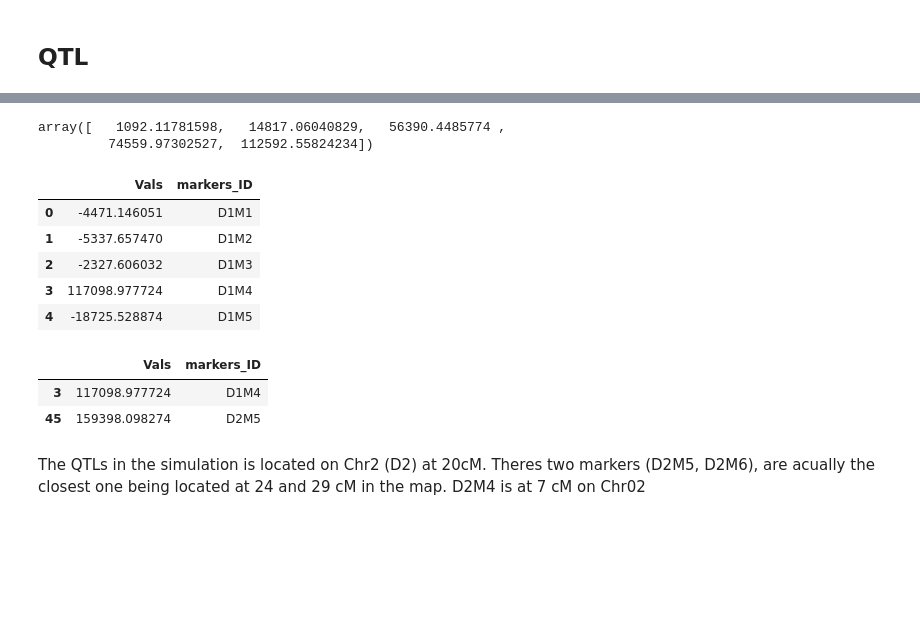
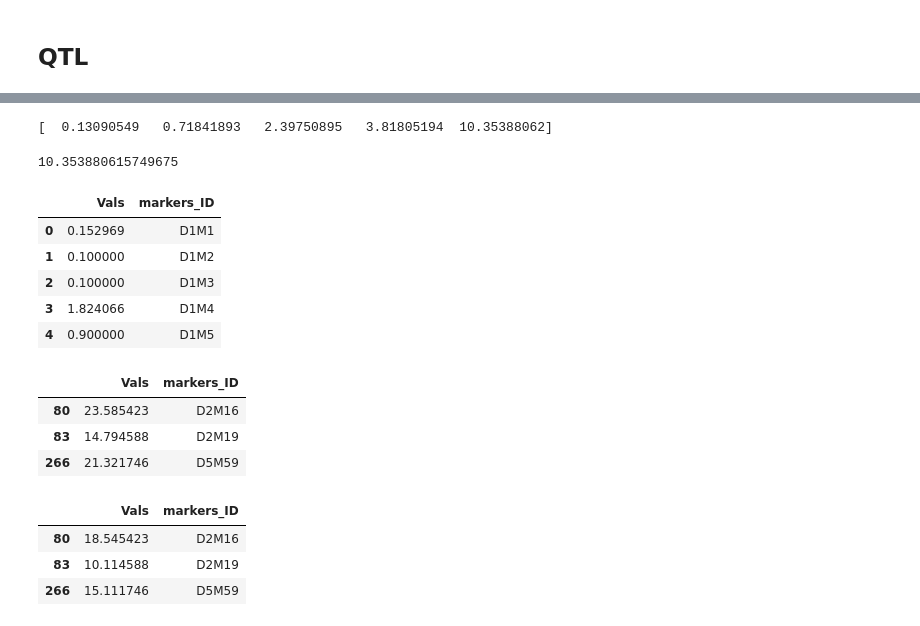
Before and after one commit to aariani/Gepts_Lab_Book, a Jupyter notebook: QTLmap/MLQTLs/mlQTLs_notebook.ipynb, the cells around one changed output, grey strips where cells are left out. Saved outputs shown, nothing was run; the diff lists cells and outputs as text; code cells hidden in the pictures; blank space fills up the shorter version.

```diff
--- a/QTLmap/MLQTLs/mlQTLs_notebook.ipynb
+++ b/QTLmap/MLQTLs/mlQTLs_notebook.ipynb
@@ -139,4 +144,0 @@ X_train, X_test, y_train, y_test = train_test_split(X, y, test_size = 0.2, rando
-# %%
-from mlQTLs import *
-# modify function for returning the coeff_array and the scores
-weigths, scores = mlQTLs_analysis(X, y)
@@ -143,3 +150,8 @@ weigths, scores = mlQTLs_analysis(X, y)
+# %%
+vals =weigths+scores
+#sns.barplot(list(range(len(vals))), vals)
+#plt.hlines(2140108.98839095, xmin=0, xmax=500 )
+#plt.show()
 # %%
 scores
 # %% [output]
@@ -164,25 +175,31 @@ plt.show()
 # %%
-np.percentile(weigths*scores, q=[50, 75, 90, 95, 99])
+print(np.percentile(vals, q=[50, 75, 90, 95, 99]))
+q = np.percentile(vals, q=99)
+q
 # %% [output]
-array([   1092.11781598,   14817.06040829,   56390.4485774 ,
-         74559.97302527,  112592.55824234])
+[  0.13090549   0.71841893   2.39750895   3.81805194  10.35388062]
+10.353880615749675
 # %%
-new_frame = pd.DataFrame({'markers_ID': cross_numeric.columns, 'Vals' :weigths*scores})
+new_frame = pd.DataFrame({'markers_ID': cross_numeric.columns, 'Vals' :vals})
 new_frame.head()
 # %% [output]
 |  | Vals | markers_ID |
-| 0 | -4471.146051 | D1M1 |
-| 1 | -5337.657470 | D1M2 |
-| 2 | -2327.606032 | D1M3 |
-| 3 | 117098.977724 | D1M4 |
-| 4 | -18725.528874 | D1M5 |
+| 0 | 0.152969 | D1M1 |
+| 1 | 0.100000 | D1M2 |
+| 2 | 0.100000 | D1M3 |
+| 3 | 1.824066 | D1M4 |
+| 4 | 0.900000 | D1M5 |
 # %%
-new_frame[new_frame['Vals']>= np.percentile(new_frame['Vals'], 99)]
+new_frame[new_frame['Vals']>=q]
 # %% [output]
 |  | Vals | markers_ID |
-| 3 | 117098.977724 | D1M4 |
-| 45 | 159398.098274 | D2M5 |
+| 80 | 23.585423 | D2M16 |
+| 83 | 14.794588 | D2M19 |
+| 266 | 21.321746 | D5M59 |
-# %% [markdown]
-The QTLs in the simulation is located on Chr2 (D2) at 20cM.
-Theres two markers (D2M5, D2M6), are acually the closest one being located at 24 and 29 cM in the map.
-D2M4 is at 7 cM on Chr02
+# %%
+new_frame[new_frame['Vals']>=q]
+# %% [output]
+|  | Vals | markers_ID |
+| 80 | 18.545423 | D2M16 |
+| 83 | 10.114588 | D2M19 |
+| 266 | 15.111746 | D5M59 |
```
Also changed, not shown: parts of 34 cells of this notebook, 2 other files.
